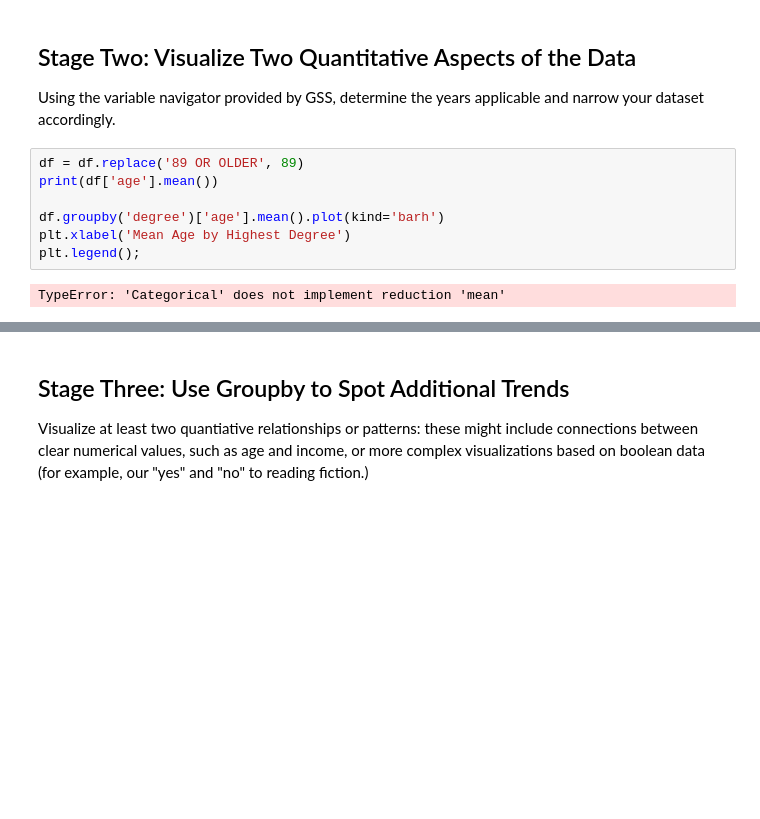
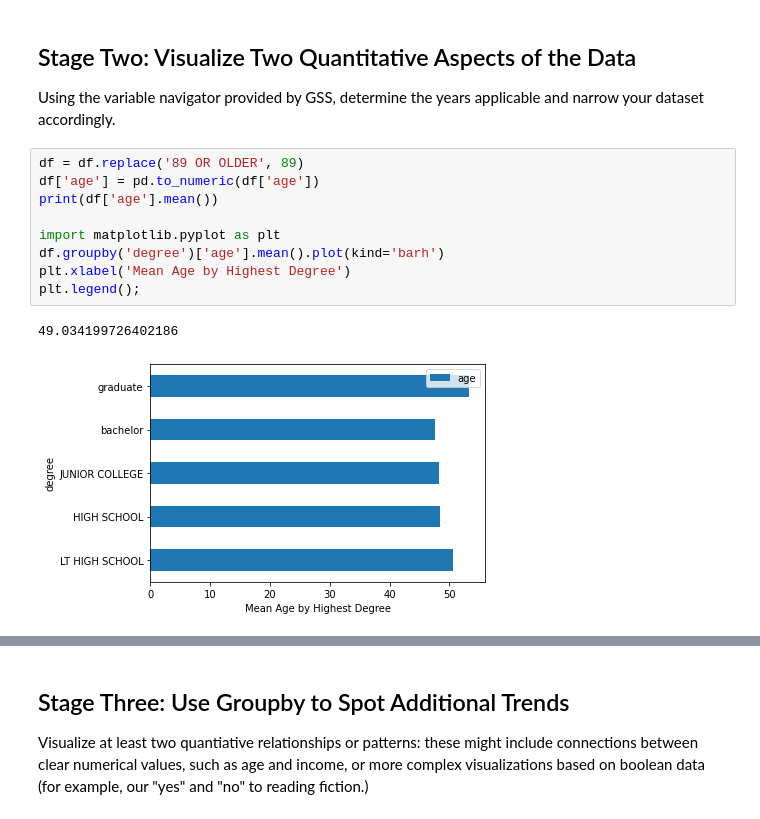
Before and after one commit to dlb007/Vox, a Jupyter notebook: Assignment # 9x.ipynb, the cells around one changed output, grey strips where cells are left out. Drawn from its saved outputs; the diff is of its cells as text; blank space fills up the shorter version.

```diff
--- a/Assignment # 9x.ipynb
+++ b/Assignment # 9x.ipynb
@@ -67,11 +67,14 @@ print(df.head)
 Using the variable navigator provided by GSS, determine the years applicable and narrow your dataset accordingly.
 # %%
 df = df.replace('89 OR OLDER', 89)
+df['age'] = pd.to_numeric(df['age'])
 print(df['age'].mean())
 
+import matplotlib.pyplot as plt
 df.groupby('degree')['age'].mean().plot(kind='barh')
 plt.xlabel('Mean Age by Highest Degree')
 plt.legend();
 # %% [output]
-TypeError: 'Categorical' does not implement reduction 'mean'
+49.034199726402186
+[figure, added]
 # %%
```
Also changed, not shown: parts of 5 cells of this notebook.
